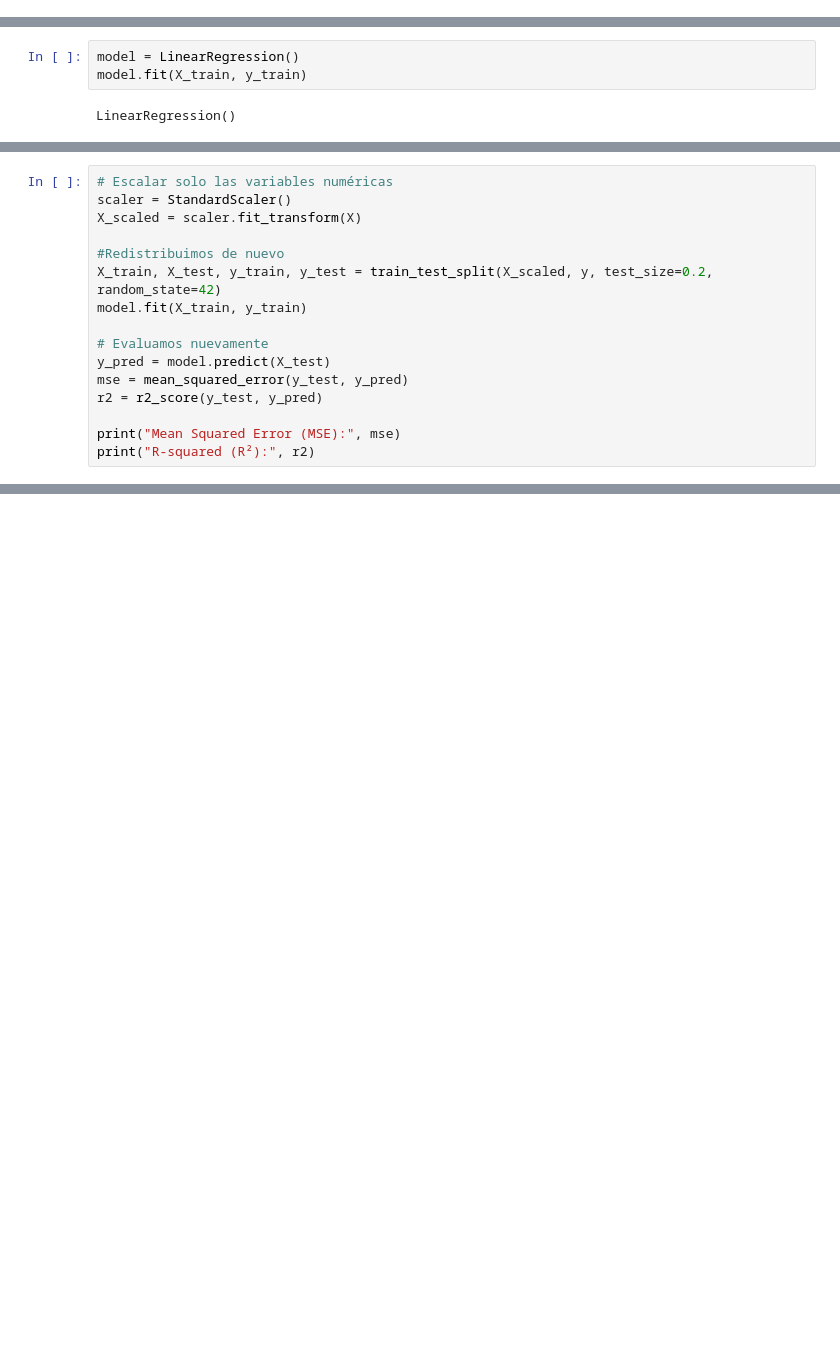
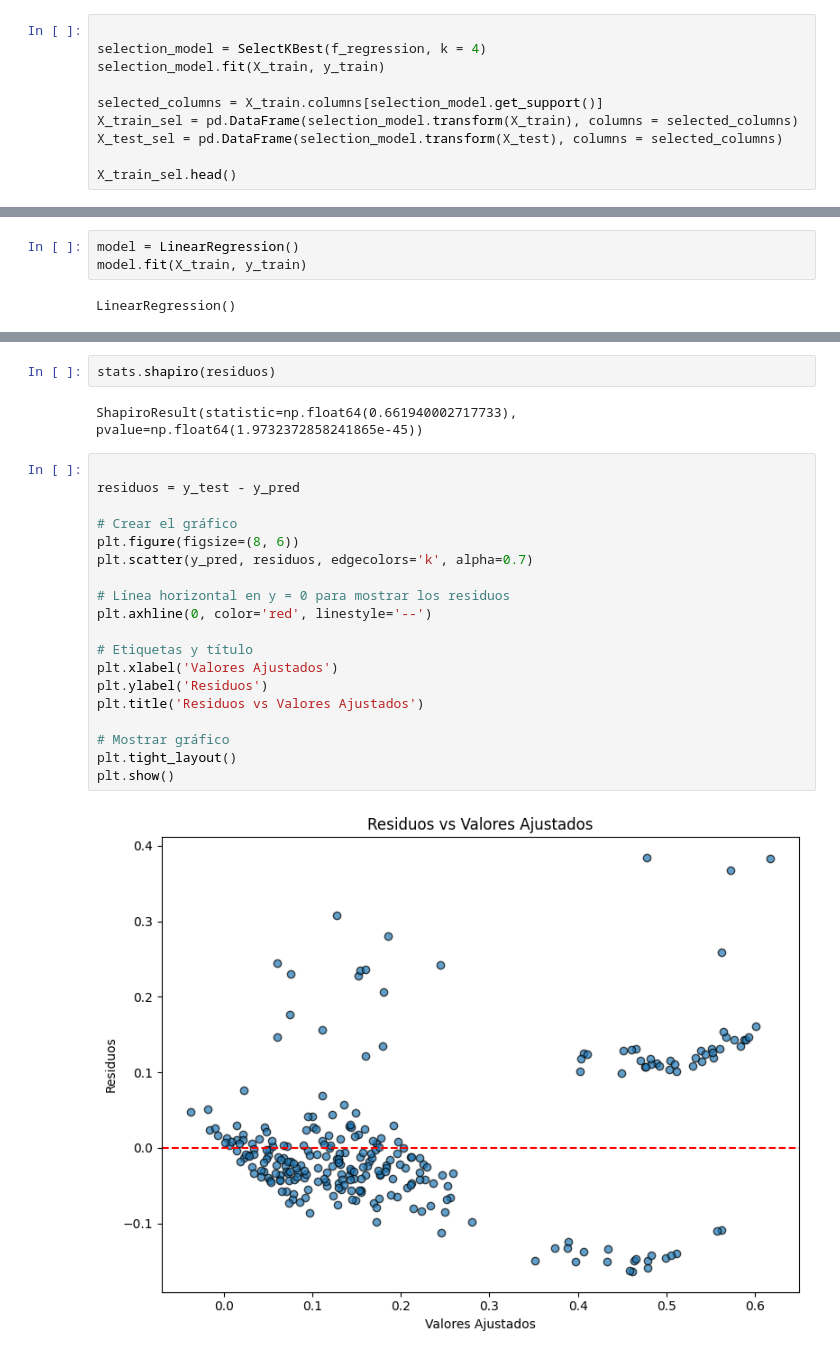
Before and after one commit to 4GeeksAcademy/machine-learning-vicentepolo, a Jupyter notebook: src/explore.ipynb, the cells around one changed output, grey strips where cells are left out. Cells and saved outputs as stored; diff of their text form; blank space fills up the shorter version.

Commit message:
Apurando residuos

```diff
--- a/src/explore.ipynb
+++ b/src/explore.ipynb
@@ -130,0 +193,10 @@ y = df['charges']
+# %%
+
+selection_model = SelectKBest(f_regression, k = 4)
+selection_model.fit(X_train, y_train)
+
+selected_columns = X_train.columns[selection_model.get_support()]
+X_train_sel = pd.DataFrame(selection_model.transform(X_train), columns = selected_columns)
+X_test_sel = pd.DataFrame(selection_model.transform(X_test), columns = selected_columns)
+
+X_train_sel.head()
@@ -403,16 +405,0 @@ Comprobamos que no hay variables con valores cercanos a 0, por lo que determinam
-# %%
-# Escalar solo las variables numéricas
-scaler = StandardScaler()
-X_scaled = scaler.fit_transform(X)
-
-#Redistribuimos de nuevo
-X_train, X_test, y_train, y_test = train_test_split(X_scaled, y, test_size=0.2, random_state=42)
-model.fit(X_train, y_train)
-
-# Evaluamos nuevamente
-y_pred = model.predict(X_test)
-mse = mean_squared_error(y_test, y_pred)
-r2 = r2_score(y_test, y_pred)
-
-print("Mean Squared Error (MSE):", mse)
-print("R-squared (R²):", r2)
@@ -425,0 +460,25 @@ Como podemos comprobar no hay diferencia significativa
+# %%
+stats.shapiro(residuos)
+# %% [output]
+ShapiroResult(statistic=np.float64(0.661940002717733), pvalue=np.float64(1.9732372858241865e-45))
+# %%
+
+residuos = y_test - y_pred
+
+# Crear el gráfico
+plt.figure(figsize=(8, 6))
+plt.scatter(y_pred, residuos, edgecolors='k', alpha=0.7)
+
+# Línea horizontal en y = 0 para mostrar los residuos
+plt.axhline(0, color='red', linestyle='--')
+
+# Etiquetas y título
+plt.xlabel('Valores Ajustados')
+plt.ylabel('Residuos')
+plt.title('Residuos vs Valores Ajustados')
+
+# Mostrar gráfico
+plt.tight_layout()
+plt.show()
+# %% [output]
+[figure, added]
```
Also changed, not shown: parts of 60 cells of this notebook, 2 other files.
